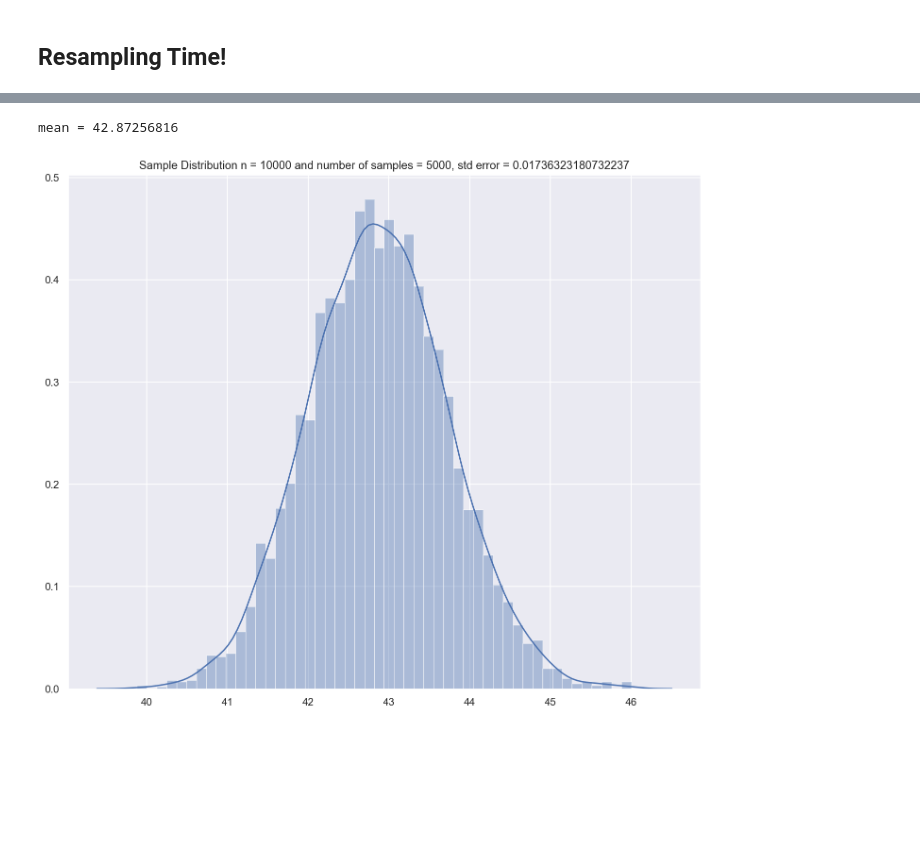
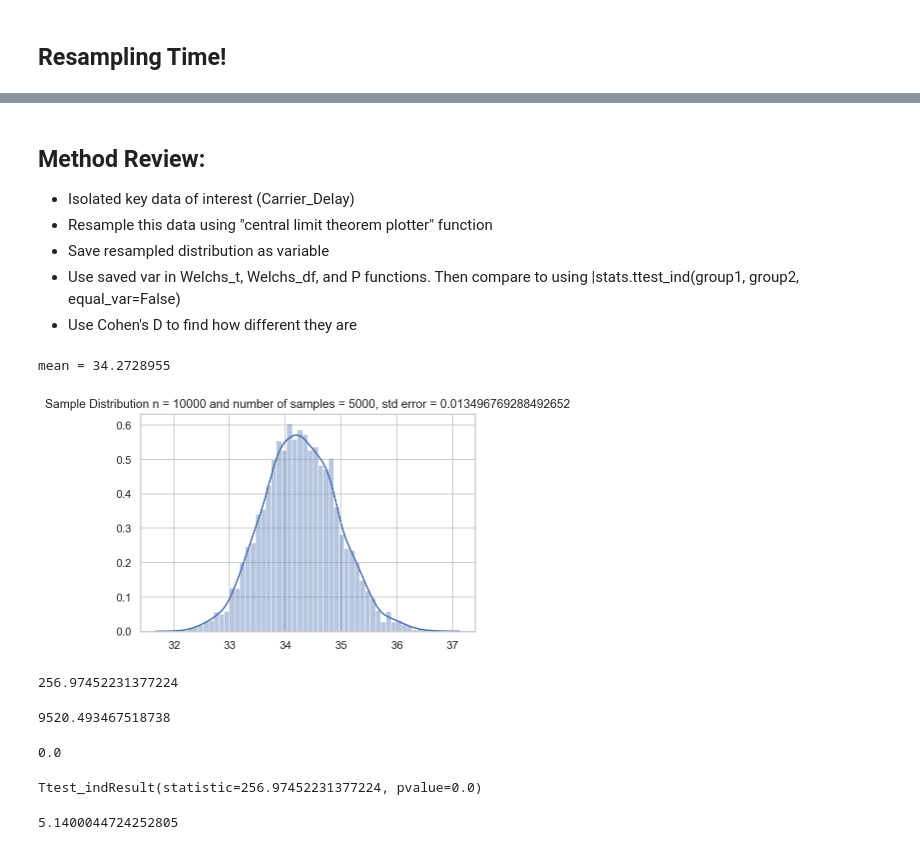
Before and after one commit to Mcllstr/Project_3_T_Testing, a Jupyter notebook: Prelim_Exploration_NJ.ipynb, the cells around one changed output, grey strips where cells are left out. Drawn from its saved outputs; the diff is of its cells as text; code cells hidden in the pictures; blank space fills up the shorter version.

```diff
--- a/Prelim_Exploration_NJ.ipynb
+++ b/Prelim_Exploration_NJ.ipynb
@@ -336,3 +343,4 @@ def central_limit_theorem_plotter(distribution, sample_size, num_samples):
         sample_size, num_samples, pop_std/num_samples)
     print('mean = {}'.format(sample_means.mean()))
     plt.title(title)
+    return sample_means
@@ -344,5 +439,40 @@ mean = 38.20324308
+# %%
+top_3_nonAA = pop.loc[(pop.OP_UNIQUE_CARRIER.isin(['DL', 'WN', 'UA']))]  ## Returns 1,429,351 rows
+# %%
+top_3_nonAA_DELAY = top_3_nonAA.loc[(top_3_nonAA.ARR_DEL15 == 1) & (top_3_nonAA.CARRIER_DELAY != 0)] ## Specifically top 3 non-AA airlines, with at least 15min delay, and some part of that due to carrier.
+# %% [markdown]
+## Method Review:
+
+- Isolated key data of interest (Carrier_Delay)
+- Resample this data using "central limit theorem plotter" function
+- Save resampled distribution as variable
+- Use saved var in Welchs_t, Welchs_df, and P functions. Then compare to using |stats.ttest_ind(group1, group2, equal_var=False)
+- Use Cohen's D to find how different they are
 # %%
-central_limit_theorem_plotter(pop_C_Delays_df.CARRIER_DELAY, 10000, 5000)
+top_3_nonAA_DELAY_RSM = central_limit_theorem_plotter(top_3_nonAA_DELAY.CARRIER_DELAY, 10000, 5000)
 # %% [output]
-mean = 42.87256816
+mean = 34.2728955
-[figure, old version]
+[figure, new version]
+# %%
+t_AA_vs_Top3 = welch_t(AA_RSM, top_3_nonAA_DELAY_RSM)
+print(t_AA_vs_Top3)
+# %% [output]
+256.97452231377224
+# %%
+dof_AA_vs_Top3 = welch_df(AA_RSM, top_3_nonAA_DELAY_RSM)
+print(dof_AA_vs_Top3)
+# %% [output]
+9520.493467518738
+# %%
+p = 1 - stats.t.cdf(t_AA_vs_Top3, dof_AA_vs_Top3)
+print(p)
+# %% [output]
+0.0
+# %%
+stats.ttest_ind(AA_RSM, top_3_nonAA_DELAY_RSM, equal_var=False)
+# %% [output]
+Ttest_indResult(statistic=256.97452231377224, pvalue=0.0)
+# %%
+cohen_d(AA_RSM, top_3_nonAA_DELAY_RSM)
+# %% [output]
+5.1400044724252805
```
Also changed, not shown: parts of 19 cells of this notebook.
